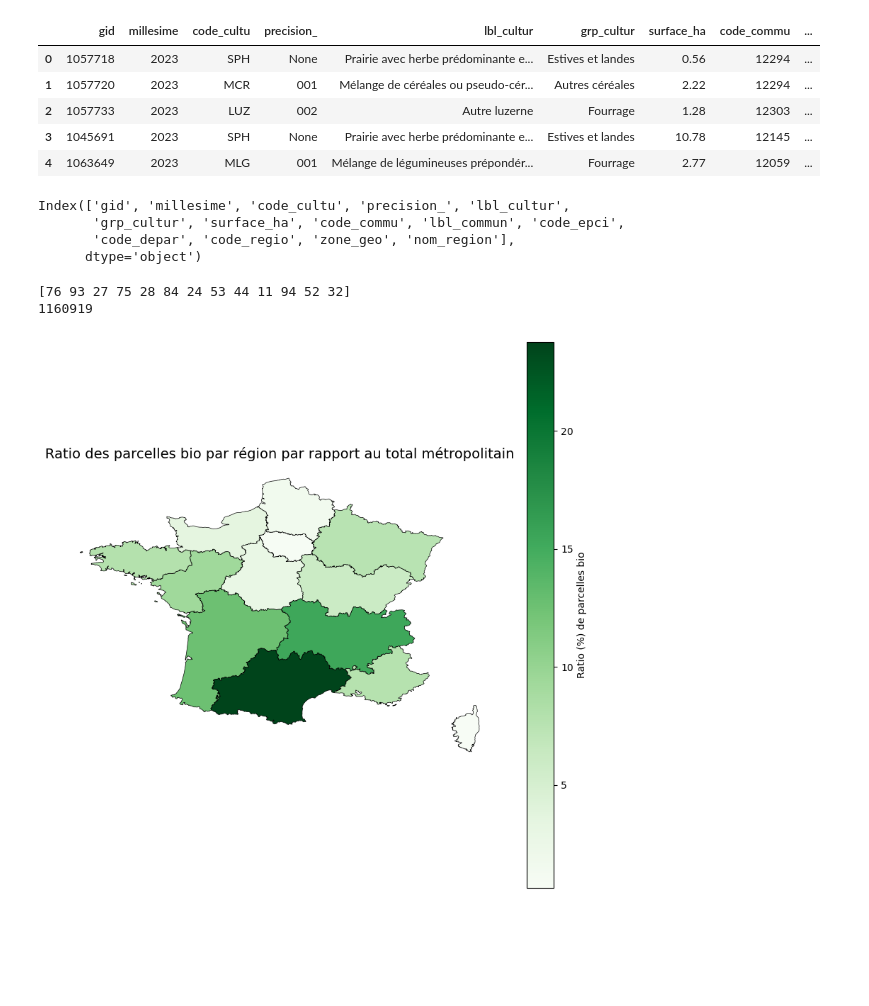
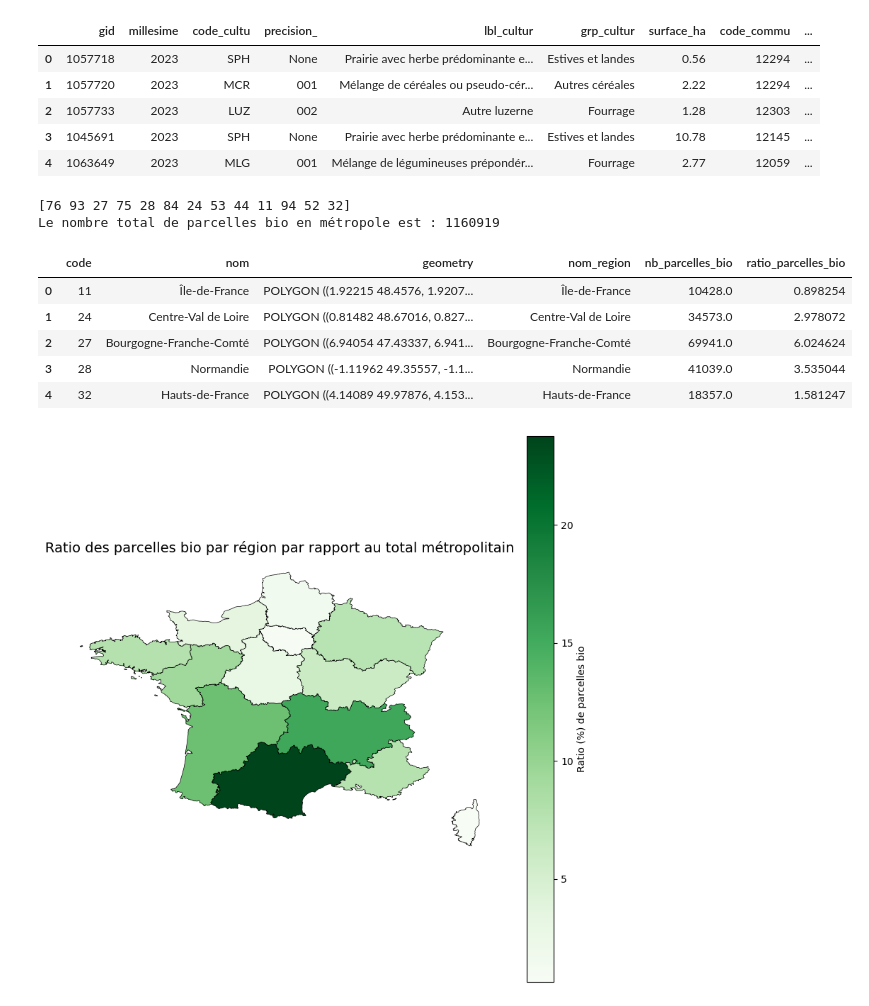
Before and after one commit to ElisefontaineEnsae/AgricultureBio_France, a Jupyter notebook: mapping.ipynb, the cells around one changed output. Cells and saved outputs as stored; diff of their text form; code cells hidden in the pictures; blank space fills up the shorter version.

```diff
--- a/mapping.ipynb
+++ b/mapping.ipynb
@@ -60,11 +82,11 @@ Aperçu du fichier SHP chargé :
 4          76  France mét.  POLYGON ((2.33539 44.2871, 2.33637 44.28649, 2...
 # %%
 # Créer une nouvelle variable en supprimant la colonne 'geometry'
-gdf_filtered = gdf.drop(columns=['geometry'])
+gdf_filtered_2023 = gdf.drop(columns=['geometry'])
 
 # Afficher les premières lignes pour vérifier
 print("Aperçu des données sans la colonne 'geometry' :")
-print(gdf_filtered.head())
+print(gdf_filtered_2023.head())
 # %% [output]
 Aperçu des données sans la colonne 'geometry' :
        gid  millesime code_cultu precision_  \
@@ -158,13 +160,13 @@ region_mapping = {
 }
 
 # Filtrer le DataFrame pour ne garder que les codes régions métropolitaines
-gdf_filtered = gdf_filtered[gdf_filtered['code_regio'].astype(str).isin(region_mapping.keys())]
+gdf_filtered_2023 = gdf_filtered_2023[gdf_filtered_2023['code_regio'].astype(str).isin(region_mapping.keys())]
 
 # Créer une colonne nom_region à partir des codes
-gdf_filtered['nom_region'] = gdf_filtered['code_regio'].astype(str).map(region_mapping)
+gdf_filtered_2023['nom_region'] = gdf_filtered_2023['code_regio'].astype(str).map(region_mapping)
 
 # Vérification
-print(gdf_filtered[['code_regio', 'nom_region']].drop_duplicates())
+print(gdf_filtered_2023[['code_regio', 'nom_region']].drop_duplicates())
 # %% [output]
         code_regio                  nom_region
 0               76                   Occitanie
@@ -194,10 +196,3 @@ gdf_filtered.head()
 | 2 | 1057733 | 2023 | LUZ | 002 | Autre luzerne | Fourrage | 1.28 | 12303 | ... |
 | 3 | 1045691 | 2023 | SPH | None | Prairie avec herbe prédominante e... | Estives et landes | 10.78 | 12145 | ... |
 | 4 | 1063649 | 2023 | MLG | 001 | Mélange de légumineuses prépondér... | Fourrage | 2.77 | 12059 | ... |
-# %%
-gdf_filtered.columns
-# %% [output]
-Index(['gid', 'millesime', 'code_cultu', 'precision_', 'lbl_cultur',
-       'grp_cultur', 'surface_ha', 'code_commu', 'lbl_commun', 'code_epci',
-       'code_depar', 'code_regio', 'zone_geo', 'nom_region'],
-      dtype='object')
@@ -207,11 +199,28 @@ gdf_merged = gdf_france.merge(gdf_counts, left_on='nom', right_on='nom_region',
+# %%
+# Téléchargement du support de la map pour visualisation data
+gdf_france= 'https://france-geojson.gregoiredavid.fr/repo/regions.geojson'
+gdf_departements = gpd.read_file(gdf_france)
+gdf_counts = gdf_filtered_2023.groupby('nom_region').size().reset_index(name='nb_parcelles_bio')
 # %%
 # Si code_regio est de type int
 metropolitan_codes = [11,24,27,28,32,44,52,53,75,76,84,93,94]
-gdf_metropole = gdf_filtered[gdf_filtered['code_regio'].isin(metropolitan_codes)]
-print(gdf_filtered['code_regio'].unique())
+gdf_metropole = gdf_filtered_2023[gdf_filtered_2023['code_regio'].isin(metropolitan_codes)]
+print(gdf_filtered_2023['code_regio'].unique())
 total_metropole = len(gdf_metropole)
-print(total_metropole)
+print("Le nombre total de parcelles bio en métropole est :", total_metropole)
 # %% [output]
 [76 93 27 75 28 84 24 53 44 11 94 52 32]
-1160919
+Le nombre total de parcelles bio en métropole est : 1160919
+# %%
+#Création d'une variable contenant le ratio de parcelles bio par région
+gdf_counts['ratio_parcelles_bio'] = (gdf_counts['nb_parcelles_bio'] / total_metropole) *100
+gdf_merged = gdf_departements.merge(gdf_counts, left_on='nom', right_on='nom_region', how='left')
+gdf_merged.head()
+# %% [output]
+|  | code | nom | geometry | nom_region | nb_parcelles_bio | ratio_parcelles_bio |
+| 0 | 11 | Île-de-France | POLYGON ((1.92215 48.4576, 1.9207... | Île-de-France | 10428.0 | 0.898254 |
+| 1 | 24 | Centre-Val de Loire | POLYGON ((0.81482 48.67016, 0.827... | Centre-Val de Loire | 34573.0 | 2.978072 |
+| 2 | 27 | Bourgogne-Franche-Comté | POLYGON ((6.94054 47.43337, 6.941... | Bourgogne-Franche-Comté | 69941.0 | 6.024624 |
+| 3 | 28 | Normandie | POLYGON ((-1.11962 49.35557, -1.1... | Normandie | 41039.0 | 3.535044 |
+| 4 | 32 | Hauts-de-France | POLYGON ((4.14089 49.97876, 4.153... | Hauts-de-France | 18357.0 | 1.581247 |
 # %%
```
Also changed, not shown: parts of 42 cells of this notebook, 1 other file.
